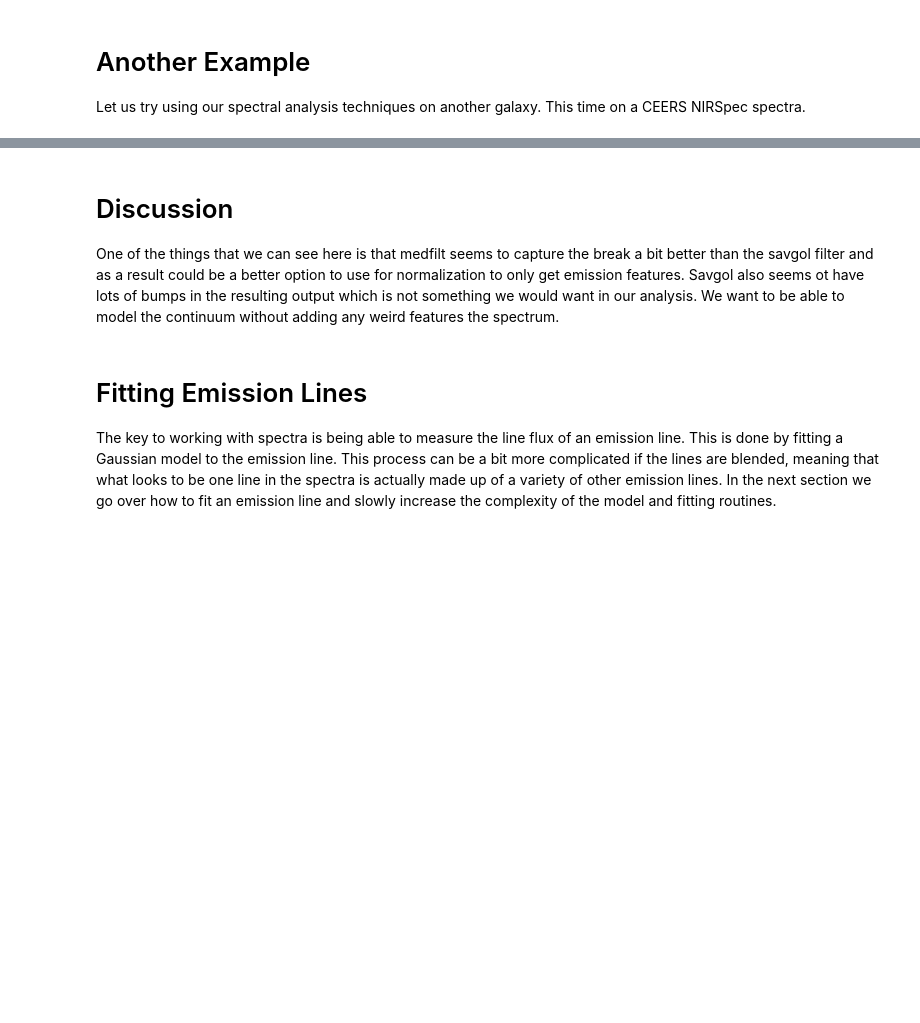
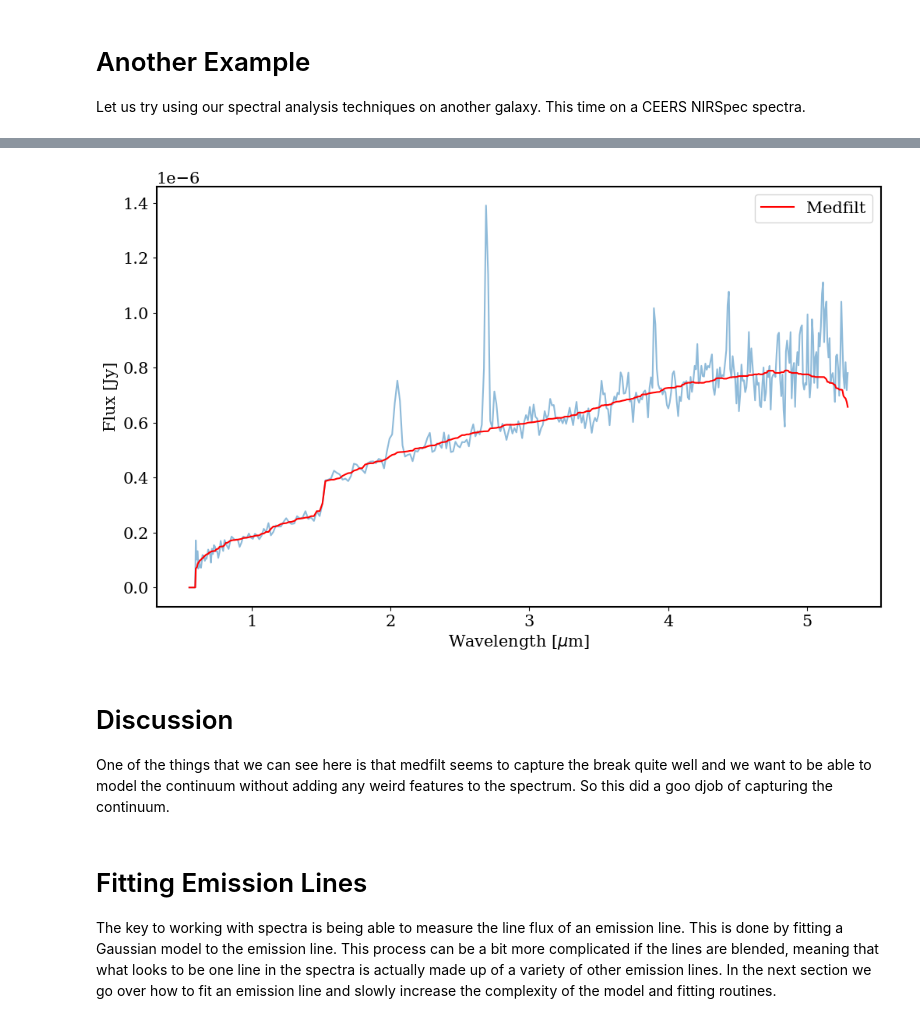
Before and after one commit to astroscar09/VIP_MODULE, a Jupyter notebook: Module3_Spectral_Analysis_Part1.ipynb, the cells around one changed output, grey strips where cells are left out. Cells and saved outputs as stored; diff of their text form; code cells hidden in the pictures; blank space fills up the shorter version.

```diff
--- a/Module3_Spectral_Analysis_Part1.ipynb
+++ b/Module3_Spectral_Analysis_Part1.ipynb
@@ -305,19 +365,19 @@ nirspec_savgol = savgol_filter(flux_nirspec, 101, 3)
 # %%
 #plotting Spectrum
 plt.figure(figsize = (12, 7))
 plt.plot(wavelength_nirspec, flux_nirspec, alpha = 0.5)
 
 plt.plot(wavelength_nirspec, nirspec_medfilt, color = 'red', label = 'Medfilt')
-plt.plot(wavelength_nirspec, nirspec_savgol, color = 'black', label = 'Savgol')
-
 plt.xlabel(r'Wavelength [$\mu$m]', fontsize = 15)
 plt.ylabel('Flux [Jy]', fontsize = 15)
 plt.legend()
 plt.show()
+# %% [output]
+[figure, added]
 # %% [markdown]
 # Discussion
 
-One of the things that we can see here is that medfilt seems to capture the break a bit better than the savgol filter and as a result could be a better option to use for normalization to only get emission features. Savgol also seems ot have lots of bumps in the resulting output which is not something we would want in our analysis. We want to be able to model the continuum without adding any weird features the spectrum.
+One of the things that we can see here is that medfilt seems to capture the break quite well and we want to be able to model the continuum without adding any weird features to the spectrum. So this did a goo djob of capturing the continuum.
 # %% [markdown]
 # Fitting Emission Lines
 
```
Also changed, not shown: parts of 34 cells of this notebook, 3 other files.
